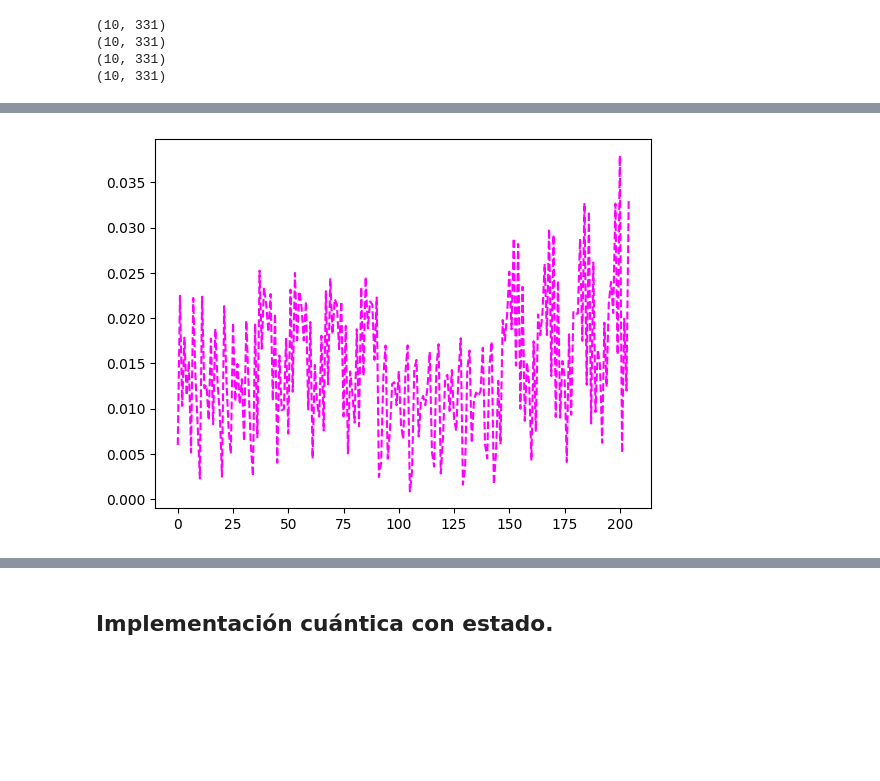
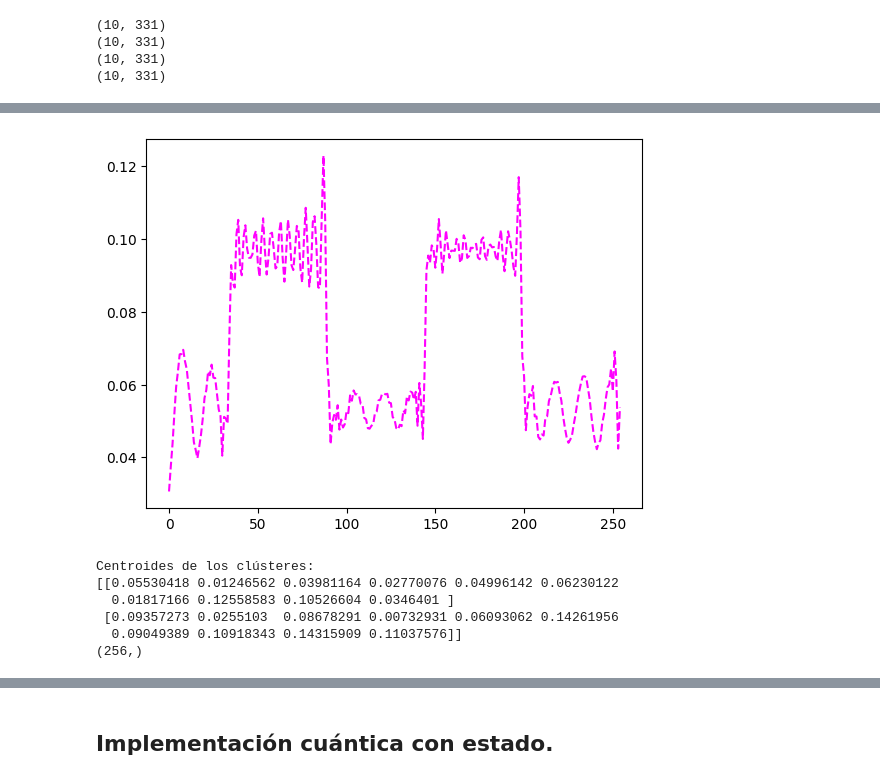
Before and after one commit to manuuuv/TFG, a Jupyter notebook: Quantum_RC_senyal_simple.ipynb, the cells around one changed output, grey strips where cells are left out. Saved outputs shown, nothing was run; the diff lists cells and outputs as text; code cells hidden in the pictures; blank space fills up the shorter version.

```diff
--- a/Quantum_RC_senyal_simple.ipynb
+++ b/Quantum_RC_senyal_simple.ipynb
@@ -137,8 +137,27 @@ plt.show()
 # %%
 # Eliminamos los primeros 75 puntos para estabilizar el reservorio
-stable_start = min(75, amplitude_envelope.shape[1])
+stable_start = min(25, amplitude_envelope.shape[1])
 input_sequence = amplitude_envelope[:, stable_start:-50]
 plt.plot(input_sequence[0, 1:], linestyle="dashed", color = 'magenta')
 plt.show()
 # %% [output]
-[figure, old version]
+[figure, new version]
+# %%
+# Agrupamiento (clustering)
+num_clusters = 2  # Número de clústeres
+kmeans = KMeans(n_clusters=num_clusters, random_state=0).fit(input_sequence.T)
+
+# Resultados
+idx = kmeans.labels_  # Etiquetas de los clústeres
+C = kmeans.cluster_centers_  # Centroides de los clústeres
+
+print("Centroides de los clústeres:")
+print(C)
+print(idx.shape)
+# %% [output]
+Centroides de los clústeres:
+[[0.05530418 0.01246562 0.03981164 0.02770076 0.04996142 0.06230122
+  0.01817166 0.12558583 0.10526604 0.0346401 ]
+ [0.09357273 0.0255103  0.08678291 0.00732931 0.06093062 0.14261956
+  0.09049389 0.10918343 0.14315909 0.11037576]]
+(256,)
```
Also changed, not shown: parts of 29 cells of this notebook, 2 other files.
